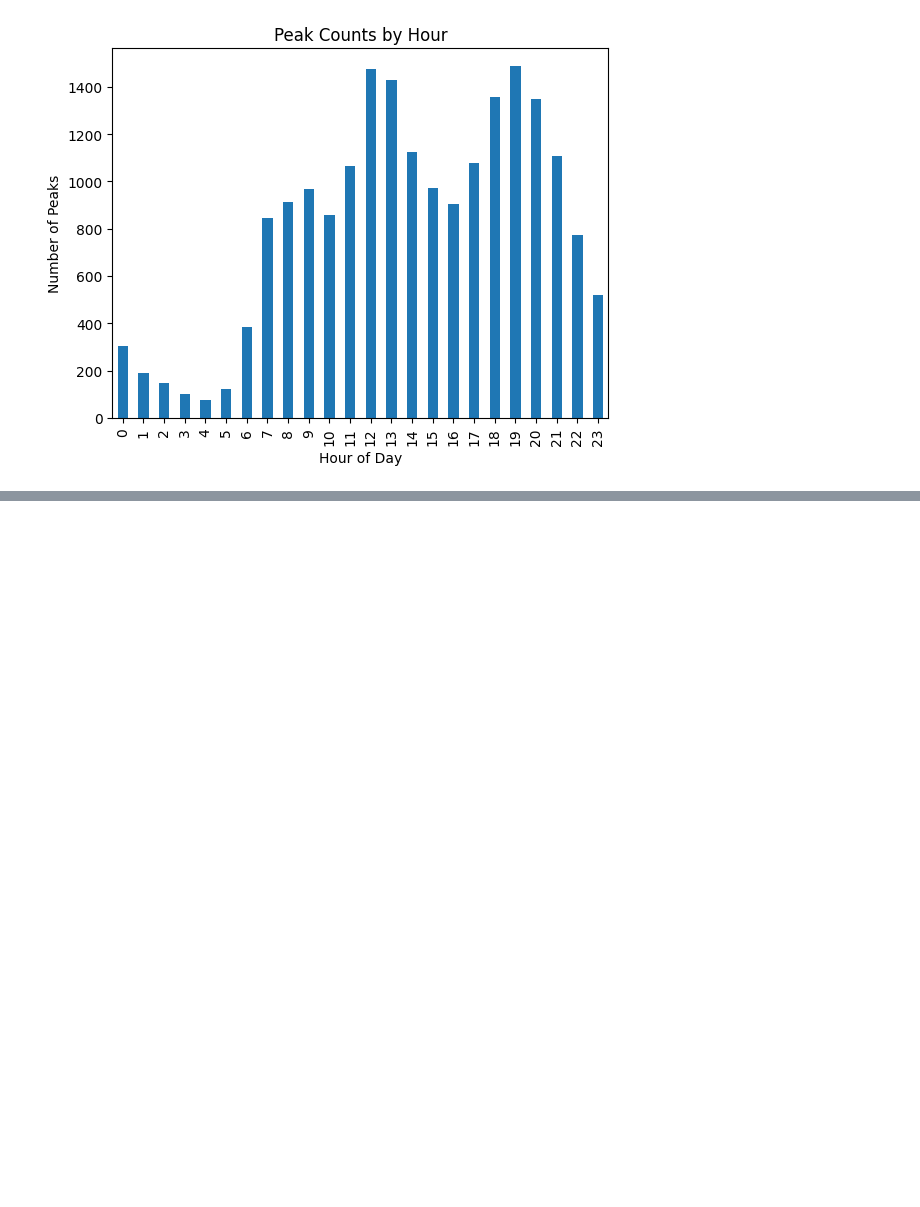
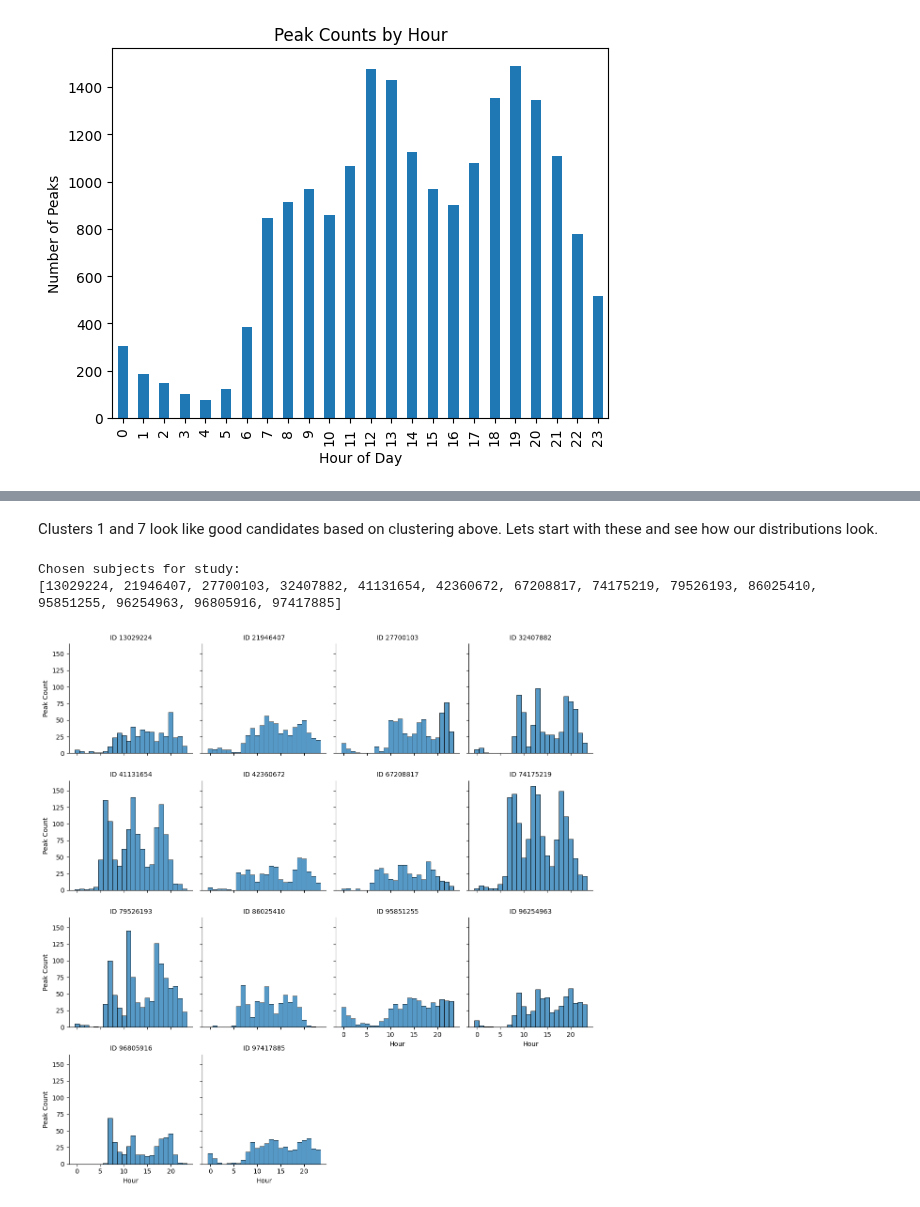
Before and after one commit to rdbrist/masters_project, a Jupyter notebook: notebooks/1.01-rd-implementing-cob-analysis.ipynb, the cells around one changed output, grey strips where cells are left out. Saved outputs shown, nothing was run; the diff lists cells and outputs as text; code cells hidden in the pictures; blank space fills up the shorter version.

```diff
--- a/notebooks/1.01-rd-implementing-cob-analysis.ipynb
+++ b/notebooks/1.01-rd-implementing-cob-analysis.ipynb
@@ -325,0 +344,14 @@ plot_cob_by_hour(df_processed_offset)
+# %% [markdown]
+Clusters 1 and 7 look like good candidates based on clustering above. Lets start with these and see how our distributions look.
+# %%
+new_subjects = summary_offset.loc[summary_offset['cluster'].isin([5, 7])].index.drop_duplicates().astype(int).tolist()
+print('Chosen subjects for study:')
+print(new_subjects)
+# %% [output]
+Chosen subjects for study:
+[13029224, 21946407, 27700103, 32407882, 41131654, 42360672, 67208817, 74175219, 79526193, 86025410, 95851255, 96254963, 96805916, 97417885]
+# %%
+plot_by_hour_individuals(cob_offset.processed_dataset.
+                         loc[new_subjects]['peak'])
+# %% [output]
+[figure, added]
```
Also changed, not shown: parts of 9 cells of this notebook, 2 other files.
